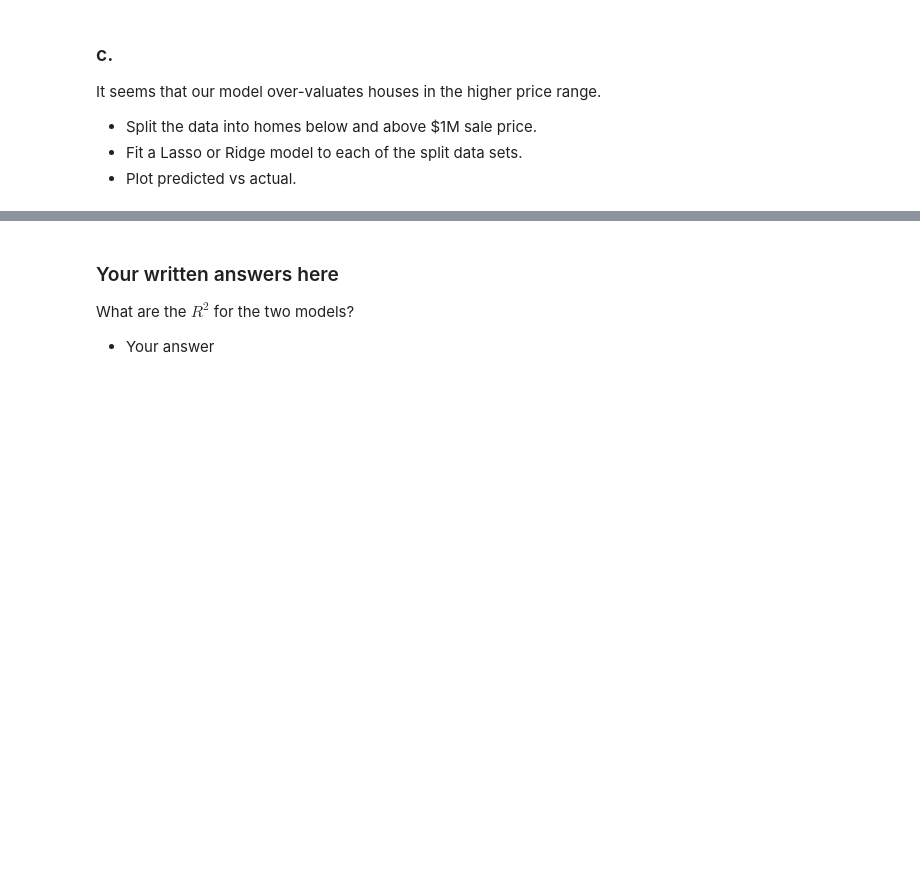
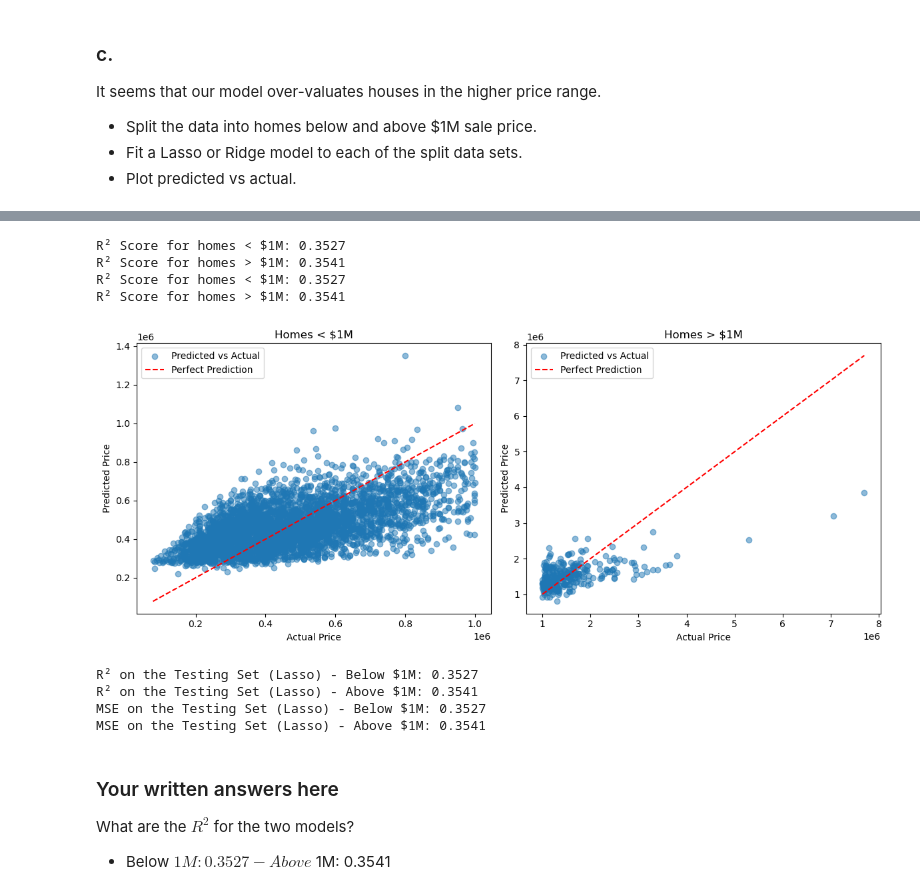
Before and after one commit to GettysburgDataScience/ps1-linear-regression-natalie-hall, a Jupyter notebook: PS1.ipynb, the cells around one changed output, grey strips where cells are left out. Saved outputs shown, nothing was run; the diff lists cells and outputs as text; code cells hidden in the pictures; blank space fills up the shorter version.

```diff
--- a/PS1.ipynb
+++ b/PS1.ipynb
@@ -231,6 +343,78 @@ It seems that our model over-valuates houses in the higher price range.
+# %%
+selected_features = ['sqft_living', 'bedrooms', 'bathrooms']
+X = housing_df[selected_features]
+y = housing_df['price']
+
+below_1M = housing_df['price'] < 1_000_000
+X_below, y_below = X[below_1M], y[below_1M]
+X_above, y_above = X[~below_1M], y[~below_1M]
+
+X_train_below, X_test_below, y_train_below, y_test_below = train_test_split(X_below, y_below, test_size=0.2, random_state=42)
+X_train_above, X_test_above, y_train_above, y_test_above = train_test_split(X_above, y_above, test_size=0.2, random_state=42)
+
+scaler_below = StandardScaler()
+X_train_below_scaled = scaler_below.fit_transform(X_train_below)
+X_test_below_scaled = scaler_below.transform(X_test_below)
+
+scaler_above = StandardScaler()
+X_train_above_scaled = scaler_above.fit_transform(X_train_above)
+X_test_above_scaled = scaler_above.transform(X_test_above)
+
+ridge_below = Ridge(alpha=1.0)
+ridge_above = Ridge(alpha=1.0)
+
+ridge_below.fit(X_train_below_scaled, y_train_below)
+ridge_above.fit(X_train_above_scaled, y_train_above)
+
+y_pred_below = ridge_below.predict(X_test_below_scaled)
+y_pred_above = ridge_above.predict(X_test_above_scaled)
+
+r2_below = r2_score(y_test_below, y_pred_below)
+r2_above = r2_score(y_test_above, y_pred_above)
+
+print(f'R² Score for homes < $1M: {r2_below:.4f}')
+print(f'R² Score for homes > $1M: {r2_above:.4f}')
+
+fig, axes = plt.subplots(1, 2, figsize=(12, 5))
+
+
+axes[0].scatter(y_test_below, y_pred_below, alpha=0.5, label="Predicted vs Actual")
+axes[0].plot([min(y_test_below), max(y_test_below)], [min(y_test_below), max(y_test_below)], color='red', linestyle='dashed', label="Perfect Prediction")
+axes[0].set_title("Homes < $1M")
+axes[0].set_xlabel("Actual Price")
+axes[0].set_ylabel("Predicted Price")
+axes[0].legend()
+
+axes[1].scatter(y_test_above, y_pred_above, alpha=0.5, label="Predicted vs Actual")
+axes[1].plot([min(y_test_above), max(y_test_above)], [min(y_test_above), max(y_test_above)], color='red', linestyle='dashed', label="Perfect Prediction")
+axes[1].set_title("Homes > $1M")
+axes[1].set_xlabel("Actual Price")
+axes[1].set_ylabel("Predicted Price")
+axes[1].legend()
+
+print(f'R² Score for homes < $1M: {r2_below:.4f}')
+print(f'R² Score for homes > $1M: {r2_above:.4f}')
+
+plt.tight_layout()
+plt.show()
+
+print(f'R² on the Testing Set (Lasso) - Below $1M: {r2_below:.4f}')
+print(f'R² on the Testing Set (Lasso) - Above $1M: {r2_above:.4f}')
+print(f'MSE on the Testing Set (Lasso) - Below $1M: {r2_below:.4f}')
+print(f'MSE on the Testing Set (Lasso) - Above $1M: {r2_above:.4f}')
+# %% [output]
+R² Score for homes < $1M: 0.3527
+R² Score for homes > $1M: 0.3541
+R² Score for homes < $1M: 0.3527
+R² Score for homes > $1M: 0.3541
+[figure, added]
+R² on the Testing Set (Lasso) - Below $1M: 0.3527
+R² on the Testing Set (Lasso) - Above $1M: 0.3541
+MSE on the Testing Set (Lasso) - Below $1M: 0.3527
+MSE on the Testing Set (Lasso) - Above $1M: 0.3541
 # %% [markdown]
  ### Your written answers here
 
  What are the $R^2$ for the two models?
-
-  - Your answer
+- Below $1M: 0.3527
+- Above $1M: 0.3541
```
Also changed, not shown: parts of 15 cells of this notebook.
